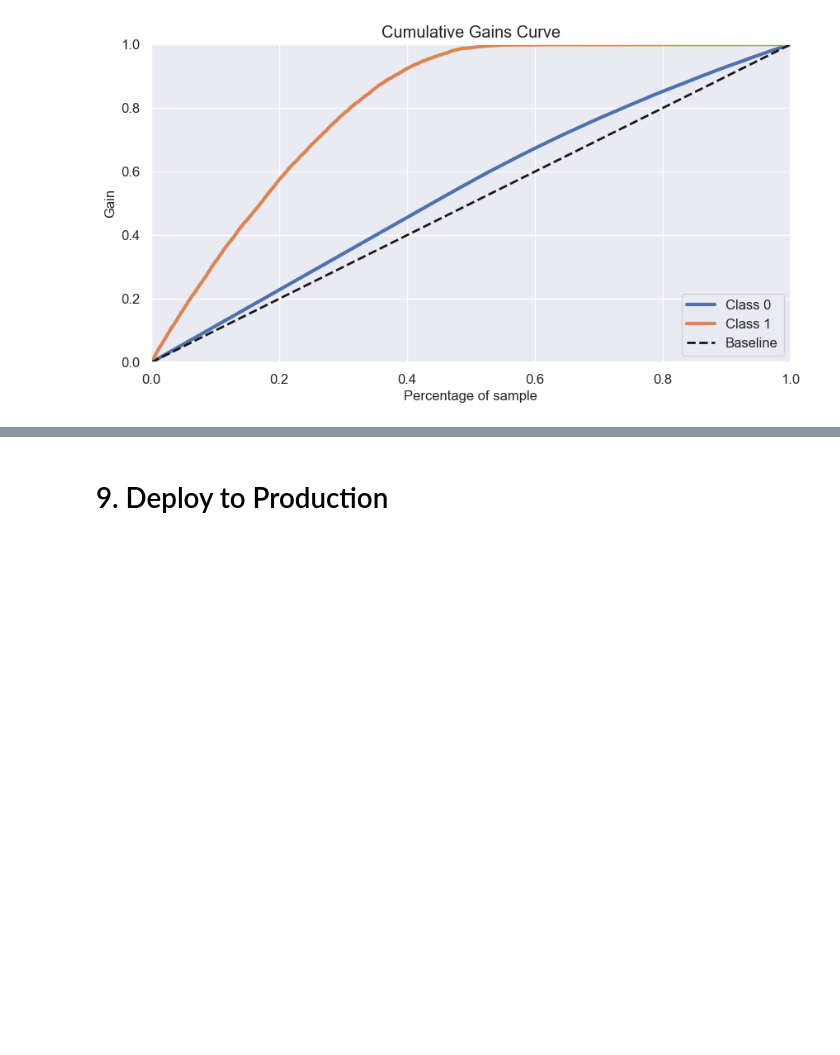
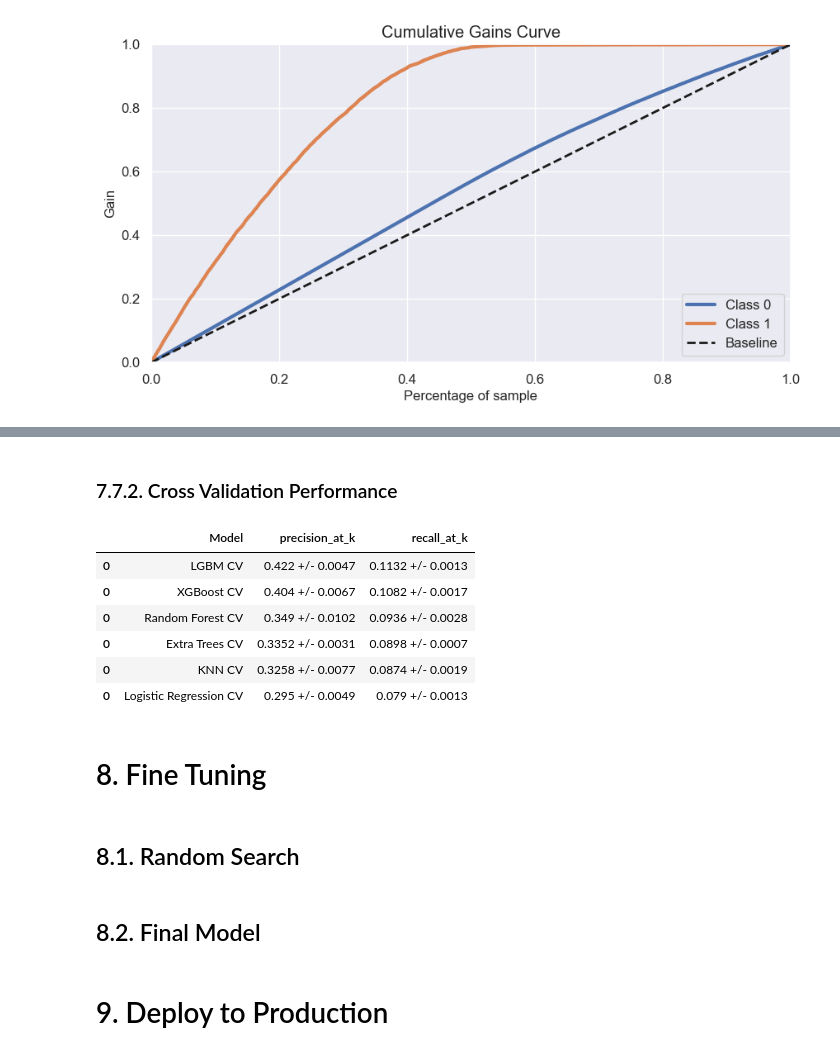
Before and after one commit to m4theus4ndr4de/classification-health-insurance-cross-sell, a Jupyter notebook: notebooks/model-development.ipynb, the cells around one changed output, grey strips where cells are left out. Drawn from its saved outputs; the diff is of its cells as text; code cells hidden in the pictures; blank space fills up the shorter version.

Commit message:
begin fine tuning

```diff
--- a/notebooks/model-development.ipynb
+++ b/notebooks/model-development.ipynb
@@ -79,11 +81,11 @@ def cross_validation(models_performance_cv, num_folds, model_name, model, x_trai
 
     for train_cv, val_cv in kfold.split(x_train, y_train):
 
-        x_train_fold = x_train.iloc[train_cv]
-        y_train_fold = y_train.iloc[train_cv]
+        x_train_fold = x_train.iloc[train_cv].copy()
+        y_train_fold = y_train.iloc[train_cv].copy()
 
-        x_val_fold = x_train.iloc[val_cv]
-        y_val_fold = y_train.iloc[val_cv]
+        x_val_fold = x_train.iloc[val_cv].copy()
+        y_val_fold = y_train.iloc[val_cv].copy()
 
         model_fit = model.fit(x_train_fold, y_train_fold)
 
@@ -101,8 +103,8 @@ def cross_validation(models_performance_cv, num_folds, model_name, model, x_trai
 
         i+=1
 
-    precision_str = np.round(np.mean(precision_list),4).astype(str) + ' +/- ' + np.round(np.std(precision_list),4).astype(str)
-    recall_str = np.round(np.mean(recall_list),4).astype(str) + ' +/- ' + np.round(np.std(recall_list),4).astype(str)
+    precision_str = np.round(np.mean(precision_list), 4).astype(str) + ' +/- ' + np.round(np.std(precision_list), 4).astype(str)
+    recall_str = np.round(np.mean(recall_list), 4).astype(str) + ' +/- ' + np.round(np.std(recall_list), 4).astype(str)
 
     model_performance = pd.DataFrame({'Model':[model_name], "precision_at_k": [precision_str], "recall_at_k": [recall_str]})
 
@@ -884,0 +895,25 @@ models_performance_cv
+# %% [markdown]
+### 7.7.2. Cross Validation Performance
+# %%
+models_performance_cv = pd.DataFrame({'Model':[], "precision_at_k":[], "recall_at_k":[]})
+
+models_performance_cv = cross_validation(models_performance_cv, 5 , 'KNN CV', knn_model, x_train, y_train)
+models_performance_cv = cross_validation(models_performance_cv, 5 , 'Logistic Regression CV', lr_model, x_train, y_train)
+models_performance_cv = cross_validation(models_performance_cv, 5 , 'Extra Trees CV', et, x_train, y_train)
+models_performance_cv = cross_validation(models_performance_cv, 5 , 'Random Forest CV', rf, x_train, y_train)
+models_performance_cv = cross_validation(models_performance_cv, 5 , 'XGBoost CV', xgb_model, x_train, y_train)
+models_performance_cv = cross_validation(models_performance_cv, 5 , 'LightGBM CV', lgbm, x_train, y_train)
+
+models_performance_cv.sort_values('precision_at_k', ascending=False)
+# %% [output]
+|  | Model | precision_at_k | recall_at_k |
+| 0 | LGBM CV | 0.422 +/- 0.0047 | 0.1132 +/- 0.0013 |
+| 0 | XGBoost CV | 0.404 +/- 0.0067 | 0.1082 +/- 0.0017 |
+| 0 | Random Forest CV | 0.349 +/- 0.0102 | 0.0936 +/- 0.0028 |
+| 0 | Extra Trees CV | 0.3352 +/- 0.0031 | 0.0898 +/- 0.0007 |
+| 0 | KNN CV | 0.3258 +/- 0.0077 | 0.0874 +/- 0.0019 |
+| 0 | Logistic Regression CV | 0.295 +/- 0.0049 | 0.079 +/- 0.0013 |
+# %% [markdown]
+# 8. Fine Tuning
+# %% [markdown]
+## 8.1. Random Search
@@ -884,0 +952,2 @@ models_performance_cv
+# %% [markdown]
+## 8.2. Final Model
```
Also changed, not shown: parts of 42 cells of this notebook, 6 other files.
